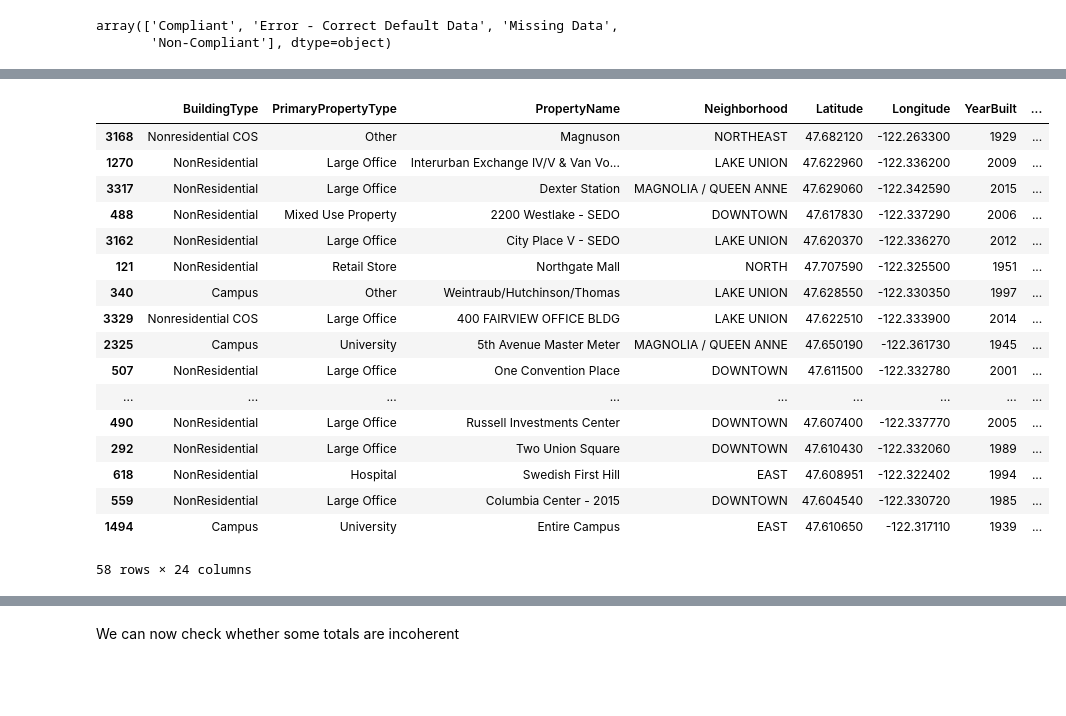
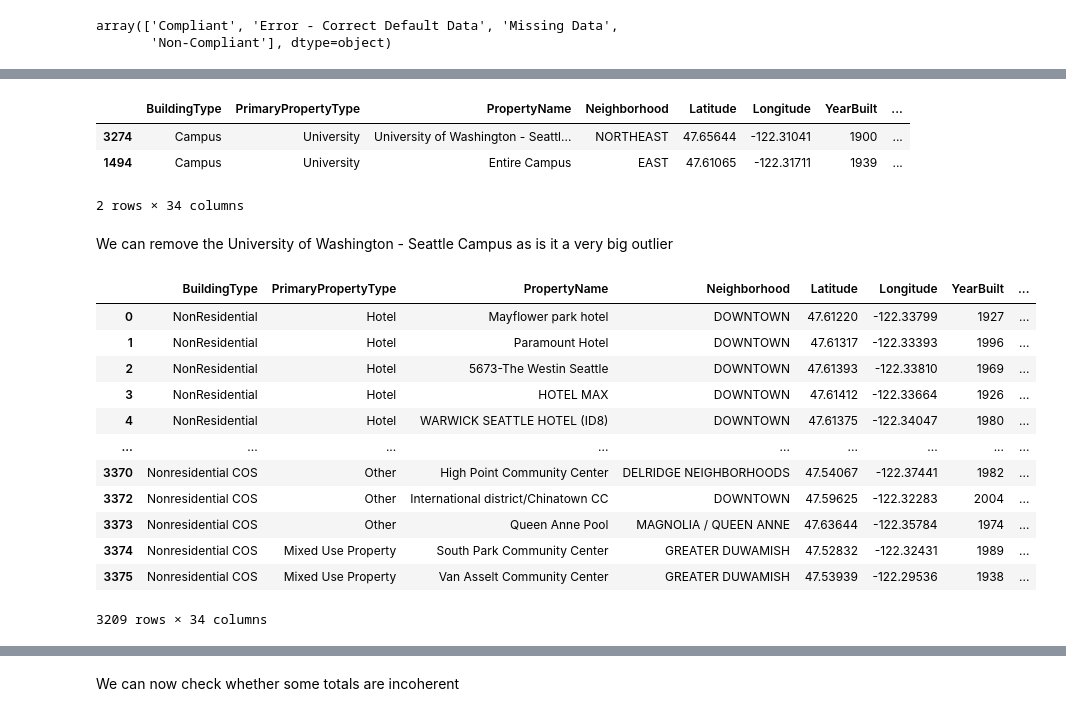
Before and after one commit to Dzov/DSP4, a Jupyter notebook: Haladjian_Amelie-Dzovinar_1_notebook_exploratoire_082023.ipynb, the cells around one changed output, grey strips where cells are left out. Saved outputs shown, nothing was run; the diff lists cells and outputs as text; code cells hidden in the pictures; blank space fills up the shorter version.

```diff
--- a/Haladjian_Amelie-Dzovinar_1_notebook_exploratoire_082023.ipynb
+++ b/Haladjian_Amelie-Dzovinar_1_notebook_exploratoire_082023.ipynb
@@ -306,3 +263,2 @@ NumberOfBuildings and NumberOfFloors shoulds not contain 0s
 # %%
 data.loc[data["NumberofBuildings"] == 0, "NumberofBuildings"] = 1
-data.loc[data["NumberofFloors"] == 0, "NumberofFloors"] = 1
@@ -308,0 +275,2 @@ data.loc[data["NumberofFloors"] == 0, "NumberofFloors"] = 1
+# %%
+data.loc[data["NumberofBuildings"].isna(), "NumberofBuildings"] = 1
@@ -308,0 +300,4 @@ data.loc[data["NumberofFloors"] == 0, "NumberofFloors"] = 1
+# %%
+data.loc[data["NumberofFloors"] == 0, "NumberofFloors"] = data[
+    "NumberofFloors"
+].median()
@@ -309 +316,5 @@ data.loc[data["NumberofFloors"] == 0, "NumberofFloors"] = 1
+# %%
+data = data.drop(index=233)
+
+data.loc[1359, "NumberofFloors"] = 2
 # %%
@@ -314,24 +325,34 @@ sns.violinplot(data=data[["PropertyGFATotal"]])
 # %%
-data.loc[data["PropertyGFATotal"] > 0.5e6].sort_values(by="PropertyGFATotal")
+(
+    data.loc[data["PropertyGFATotal"] > 2e6].sort_values(
+        by="PropertyGFATotal", ascending=False
+    )
+).head(10)
 # %% [output]
 |  | BuildingType | PrimaryPropertyType | PropertyName | Neighborhood | Latitude | Longitude | YearBuilt | ... |
-| 3168 | Nonresidential COS | Other | Magnuson | NORTHEAST | 47.682120 | -122.263300 | 1929 | ... |
-| 1270 | NonResidential | Large Office | Interurban Exchange IV/V & Van Vo... | LAKE UNION | 47.622960 | -122.336200 | 2009 | ... |
-| 3317 | NonResidential | Large Office | Dexter Station | MAGNOLIA / QUEEN ANNE | 47.629060 | -122.342590 | 2015 | ... |
-| 488 | NonResidential | Mixed Use Property | 2200 Westlake - SEDO | DOWNTOWN | 47.617830 | -122.337290 | 2006 | ... |
-| 3162 | NonResidential | Large Office | City Place V - SEDO | LAKE UNION | 47.620370 | -122.336270 | 2012 | ... |
-| 121 | NonResidential | Retail Store | Northgate Mall | NORTH | 47.707590 | -122.325500 | 1951 | ... |
-| 340 | Campus | Other | Weintraub/Hutchinson/Thomas | LAKE UNION | 47.628550 | -122.330350 | 1997 | ... |
-| 3329 | Nonresidential COS | Large Office | 400 FAIRVIEW OFFICE BLDG | LAKE UNION | 47.622510 | -122.333900 | 2014 | ... |
-| 2325 | Campus | University | 5th Avenue Master Meter | MAGNOLIA / QUEEN ANNE | 47.650190 | -122.361730 | 1945 | ... |
-| 507 | NonResidential | Large Office | One Convention Place | DOWNTOWN | 47.611500 | -122.332780 | 2001 | ... |
-| ... | ... | ... | ... | ... | ... | ... | ... | ... |
-| 490 | NonResidential | Large Office | Russell Investments Center | DOWNTOWN | 47.607400 | -122.337770 | 2005 | ... |
-| 292 | NonResidential | Large Office | Two Union Square | DOWNTOWN | 47.610430 | -122.332060 | 1989 | ... |
-| 618 | NonResidential | Hospital | Swedish First Hill | EAST | 47.608951 | -122.322402 | 1994 | ... |
-| 559 | NonResidential | Large Office | Columbia Center - 2015 | DOWNTOWN | 47.604540 | -122.330720 | 1985 | ... |
-| 1494 | Campus | University | Entire Campus | EAST | 47.610650 | -122.317110 | 1939 | ... |
+| 3274 | Campus | University | University of Washington - Seattl... | NORTHEAST | 47.65644 | -122.31041 | 1900 | ... |
+| 1494 | Campus | University | Entire Campus | EAST | 47.61065 | -122.31711 | 1939 | ... |
-58 rows × 24 columns
+2 rows × 34 columns
+# %% [markdown]
+We can remove the University of Washington - Seattle Campus as is it a very big outlier
+# %%
+data = data.drop(index=3274)
+
+data
+# %% [output]
+|  | BuildingType | PrimaryPropertyType | PropertyName | Neighborhood | Latitude | Longitude | YearBuilt | ... |
+| 0 | NonResidential | Hotel | Mayflower park hotel | DOWNTOWN | 47.61220 | -122.33799 | 1927 | ... |
+| 1 | NonResidential | Hotel | Paramount Hotel | DOWNTOWN | 47.61317 | -122.33393 | 1996 | ... |
+| 2 | NonResidential | Hotel | 5673-The Westin Seattle | DOWNTOWN | 47.61393 | -122.33810 | 1969 | ... |
+| 3 | NonResidential | Hotel | HOTEL MAX | DOWNTOWN | 47.61412 | -122.33664 | 1926 | ... |
+| 4 | NonResidential | Hotel | WARWICK SEATTLE HOTEL (ID8) | DOWNTOWN | 47.61375 | -122.34047 | 1980 | ... |
+| ... | ... | ... | ... | ... | ... | ... | ... | ... |
+| 3370 | Nonresidential COS | Other | High Point Community Center | DELRIDGE NEIGHBORHOODS | 47.54067 | -122.37441 | 1982 | ... |
+| 3372 | Nonresidential COS | Other | International district/Chinatown CC | DOWNTOWN | 47.59625 | -122.32283 | 2004 | ... |
+| 3373 | Nonresidential COS | Other | Queen Anne Pool | MAGNOLIA / QUEEN ANNE | 47.63644 | -122.35784 | 1974 | ... |
+| 3374 | Nonresidential COS | Mixed Use Property | South Park Community Center | GREATER DUWAMISH | 47.52832 | -122.32431 | 1989 | ... |
+| 3375 | Nonresidential COS | Mixed Use Property | Van Asselt Community Center | GREATER DUWAMISH | 47.53939 | -122.29536 | 1938 | ... |
+3209 rows × 34 columns
 # %%
 data.columns
 # %% [output]
```
Also changed, not shown: parts of 69 cells of this notebook, 2 other files.
